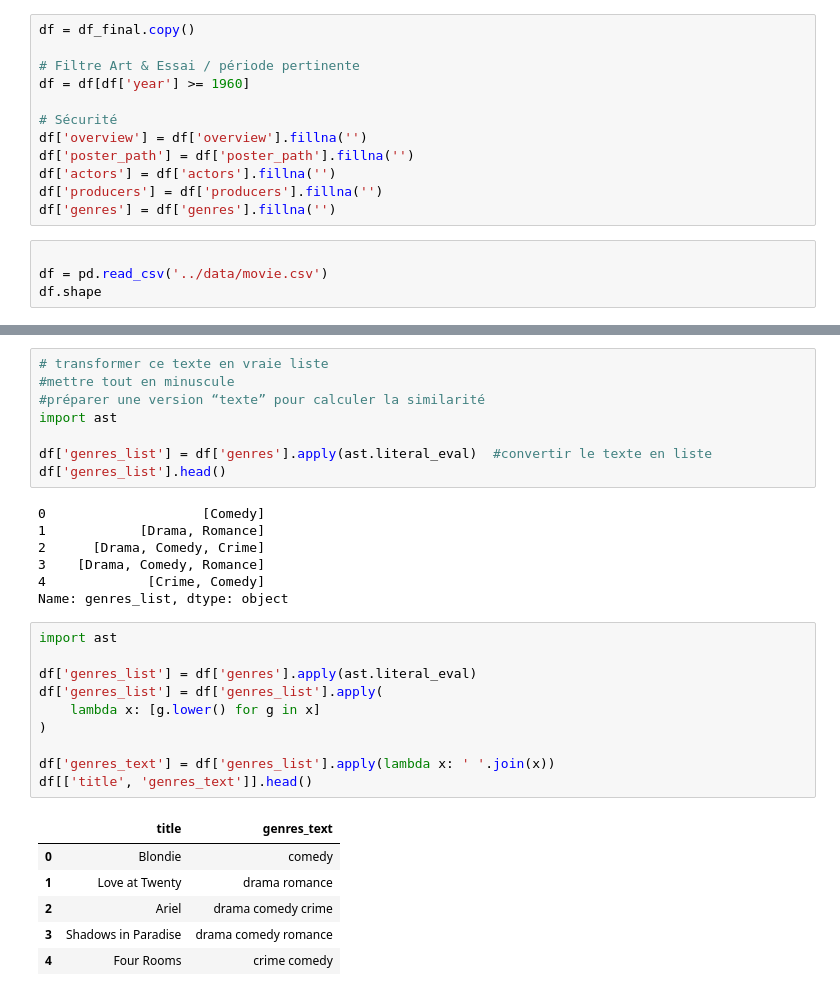
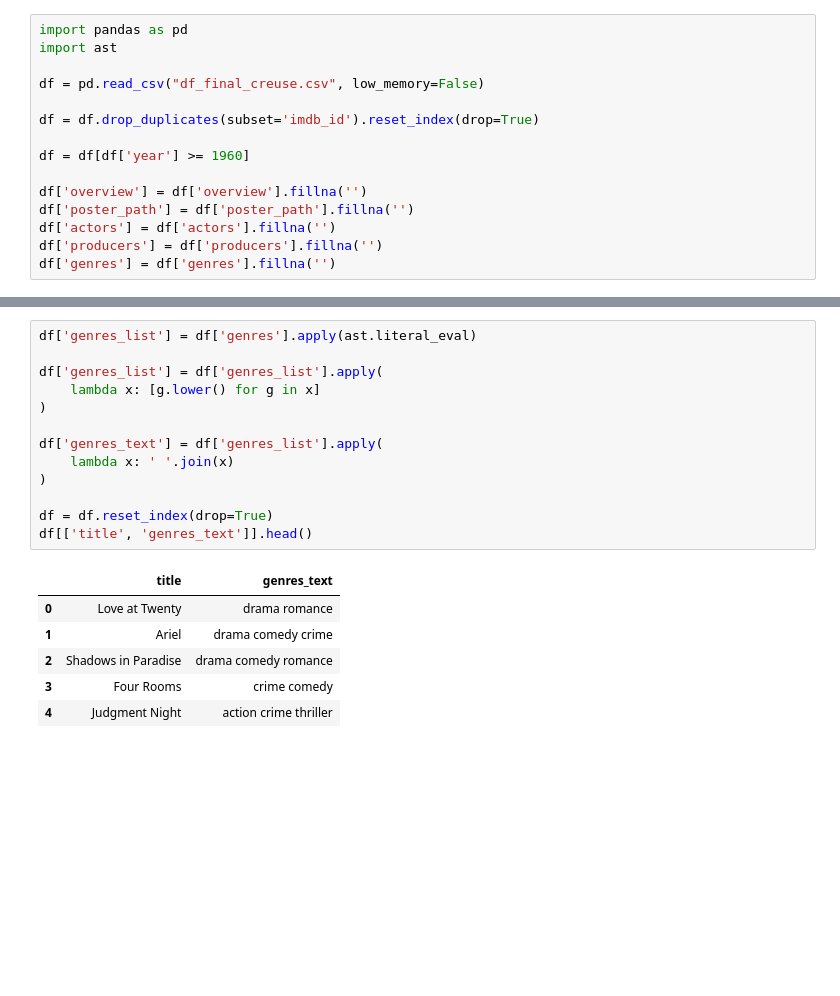
Before and after one commit to yakhinazilya-crypto/recommandation-films-creuse, a Jupyter notebook: notebooks/02_recommondation_ML.ipynb, the cells around one changed output, grey strips where cells are left out. Saved outputs shown, nothing was run; the diff lists cells and outputs as text; blank space fills up the shorter version.

```diff
--- a/notebooks/02_recommondation_ML.ipynb
+++ b/notebooks/02_recommondation_ML.ipynb
@@ -54,16 +15,15 @@ TMDB rows: 64715
 # %%
-df = df_final.copy()
+import pandas as pd
+import ast
 
-# Filtre Art & Essai / période pertinente
+df = pd.read_csv("df_final_creuse.csv", low_memory=False)
+
+df = df.drop_duplicates(subset='imdb_id').reset_index(drop=True)
+
 df = df[df['year'] >= 1960]
 
-# Sécurité
 df['overview'] = df['overview'].fillna('')
 df['poster_path'] = df['poster_path'].fillna('')
 df['actors'] = df['actors'].fillna('')
 df['producers'] = df['producers'].fillna('')
 df['genres'] = df['genres'].fillna('')
-# %%
-
-df = pd.read_csv('../data/movie.csv')
-df.shape
@@ -83,32 +30,20 @@ Name: genres, dtype: object
-# %%
-# transformer ce texte en vraie liste
-#mettre tout en minuscule
-#préparer une version “texte” pour calculer la similarité
-import ast
-
-df['genres_list'] = df['genres'].apply(ast.literal_eval)  #convertir le texte en liste
-df['genres_list'].head()
-# %% [output]
-0                    [Comedy]
-1            [Drama, Romance]
-2      [Drama, Comedy, Crime]
-3    [Drama, Comedy, Romance]
-4             [Crime, Comedy]
-Name: genres_list, dtype: object
 # %%
-import ast
+df['genres_list'] = df['genres'].apply(ast.literal_eval)
 
-df['genres_list'] = df['genres'].apply(ast.literal_eval)
 df['genres_list'] = df['genres_list'].apply(
     lambda x: [g.lower() for g in x]
 )
 
-df['genres_text'] = df['genres_list'].apply(lambda x: ' '.join(x))
+df['genres_text'] = df['genres_list'].apply(
+    lambda x: ' '.join(x)
+)
+
+df = df.reset_index(drop=True)
 df[['title', 'genres_text']].head()
 # %% [output]
 |  | title | genres_text |
-| 0 | Blondie | comedy |
-| 1 | Love at Twenty | drama romance |
-| 2 | Ariel | drama comedy crime |
-| 3 | Shadows in Paradise | drama comedy romance |
-| 4 | Four Rooms | crime comedy |
+| 0 | Love at Twenty | drama romance |
+| 1 | Ariel | drama comedy crime |
+| 2 | Shadows in Paradise | drama comedy romance |
+| 3 | Four Rooms | crime comedy |
+| 4 | Judgment Night | action crime thriller |
```
Also changed, not shown: parts of 29 cells of this notebook, 1 other file.
